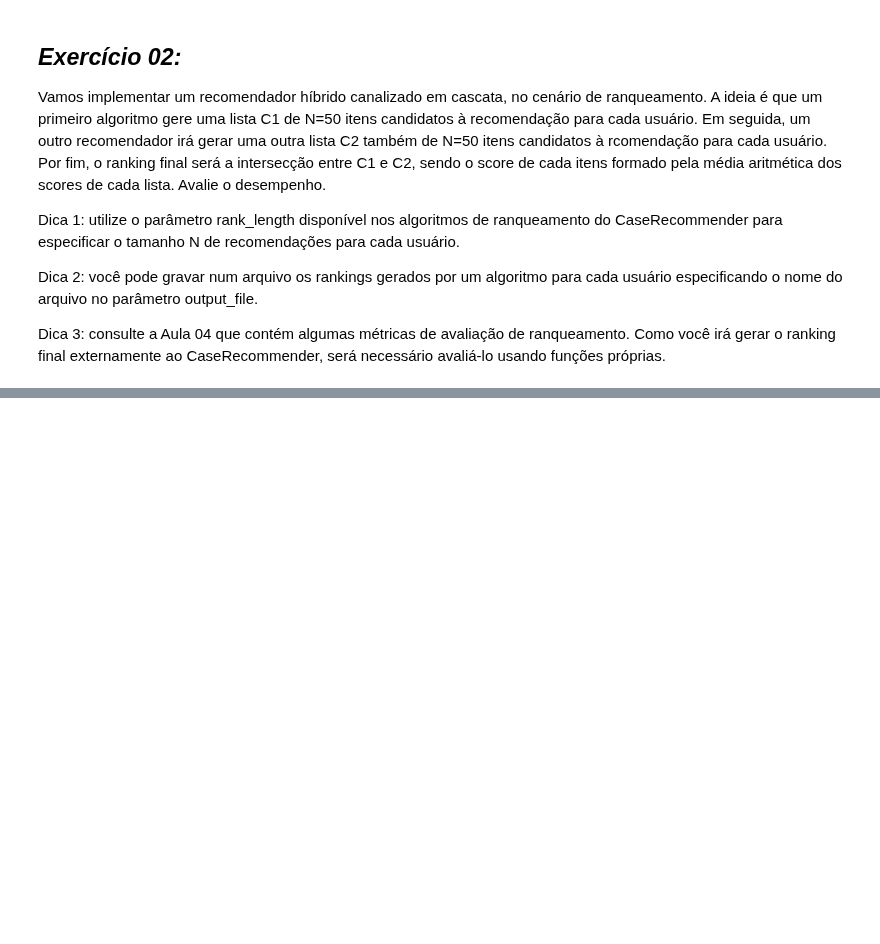
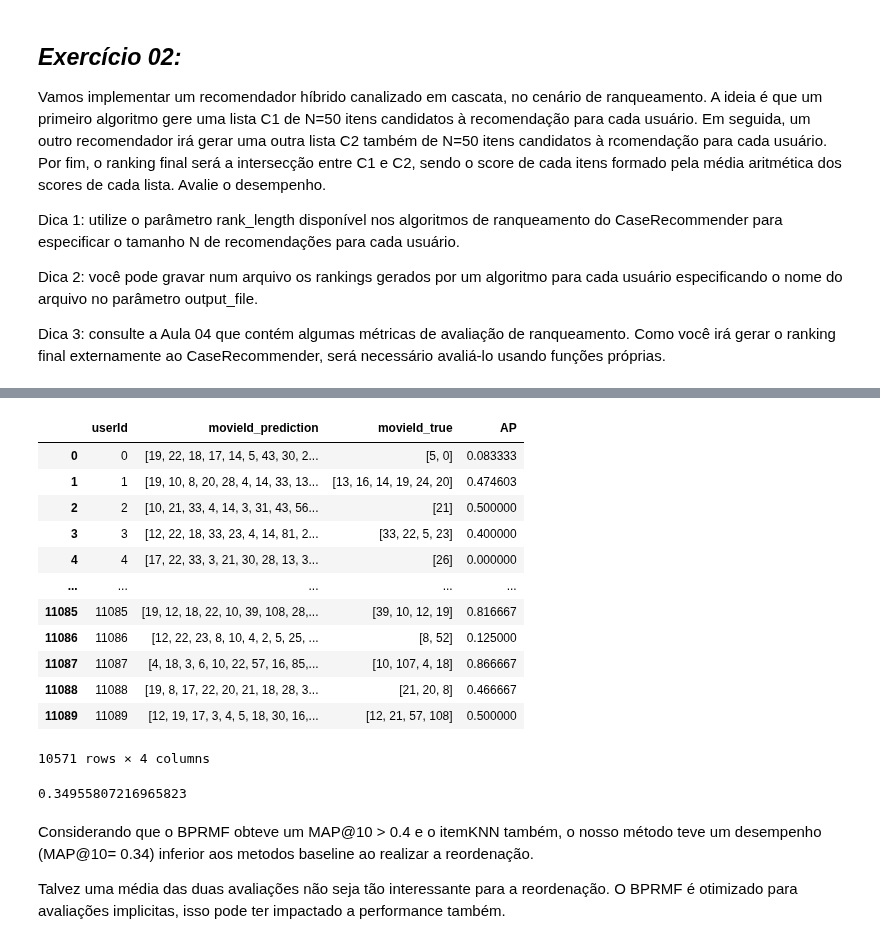
Before and after one commit to caiotda/SCC5966---Recommender-Systems, a Jupyter notebook: Aula06_Exercicios.ipynb, the cells around one changed output, grey strips where cells are left out. Drawn from its saved outputs; the diff is of its cells as text; code cells hidden in the pictures; blank space fills up the shorter version.

```diff
--- a/Aula06_Exercicios.ipynb
+++ b/Aula06_Exercicios.ipynb
@@ -443,0 +407,2 @@ merged_recs
+# %%
+merged_recs_with_label = merged_recs.join(ideal_ranking, on="userId", lsuffix="_prediction", rsuffix="_true").dropna()
@@ -443,0 +425,54 @@ merged_recs
+# %%
+def precision_at_k(rec_list, ground_truth, k):
+    """
+        Dada uma lista contendo as recomendações realizadas ao usuario `rec_list`
+        e uma lista ground_truth, retorna a precisão até a posição k
+    """
+    focus_list = rec_list[:k]
+    relevant_list = [1 if item in ground_truth else 0 for item in focus_list]
+    n_relevants = sum(relevant_list)
+    return n_relevants / k
+# %%
+def average_precision(recs_user, ground_truth,  max_k, verbose=False):
+    """
+        Dado um user_id, um dataframe de recomendações, um dataframe de teste,
+        retorna a average precision para o usuario user_id
+    """
+
+    if (max_k is None):
+        max_k = len(recs_user)
+    precisions = 0
+    relevant_list = [1 if item in ground_truth else 0 for item in recs_user]
+    n_relevants = sum(relevant_list)
+
+    if (n_relevants == 0):
+        return 0
+
+    num_recs = max_k
+    for i in range(num_recs):
+        if (relevant_list[i] == 1):
+            # only consider relevant documents
+            k=i+1
+            precision = precision_at_k(recs_user, ground_truth,k=k)
+            precisions += precision
+            if (verbose):
+                print(f"iter {i}; k={i+1}, list@k: {recs_user[:k]}, precision@k: {precision}; AP so far: {precisions/n_relevants}")
+    return precisions/(n_relevants)
+# %%
+merged_recs_with_label['AP'] = merged_recs_with_label.apply(lambda r: average_precision(r.movieId_prediction, r.movieId_true, max_k=10), axis=1)
+# %%
+merged_recs_with_label
+# %% [output]
+|  | userId | movieId_prediction | movieId_true | AP |
+| 0 | 0 | [19, 22, 18, 17, 14, 5, 43, 30, 2... | [5, 0] | 0.083333 |
+| 1 | 1 | [19, 10, 8, 20, 28, 4, 14, 33, 13... | [13, 16, 14, 19, 24, 20] | 0.474603 |
+| 2 | 2 | [10, 21, 33, 4, 14, 3, 31, 43, 56... | [21] | 0.500000 |
+| 3 | 3 | [12, 22, 18, 33, 23, 4, 14, 81, 2... | [33, 22, 5, 23] | 0.400000 |
+| 4 | 4 | [17, 22, 33, 3, 21, 30, 28, 13, 3... | [26] | 0.000000 |
+| ... | ... | ... | ... | ... |
+| 11085 | 11085 | [19, 12, 18, 22, 10, 39, 108, 28,... | [39, 10, 12, 19] | 0.816667 |
+| 11086 | 11086 | [12, 22, 23, 8, 10, 4, 2, 5, 25, ... | [8, 52] | 0.125000 |
+| 11087 | 11087 | [4, 18, 3, 6, 10, 22, 57, 16, 85,... | [10, 107, 4, 18] | 0.866667 |
+| 11088 | 11088 | [19, 8, 17, 22, 20, 21, 18, 28, 3... | [21, 20, 8] | 0.466667 |
+| 11089 | 11089 | [12, 19, 17, 3, 4, 5, 18, 30, 16,... | [12, 21, 57, 108] | 0.500000 |
+10571 rows × 4 columns
@@ -443,0 +487,8 @@ merged_recs
+# %%
+MAP(merged_recs_with_label)
+# %% [output]
+0.34955807216965823
+# %% [markdown]
+Considerando que o BPRMF obteve um MAP@10 > 0.4 e o itemKNN também, o nosso método teve um desempenho (MAP@10= 0.34) inferior aos metodos baseline ao realizar a reordenação.
+
+Talvez uma média das duas avaliações não seja tão interessante para a reordenação. O BPRMF é otimizado para avaliações implicitas, isso pode ter impactado a performance também.
```
Also changed, not shown: parts of 20 cells of this notebook.
